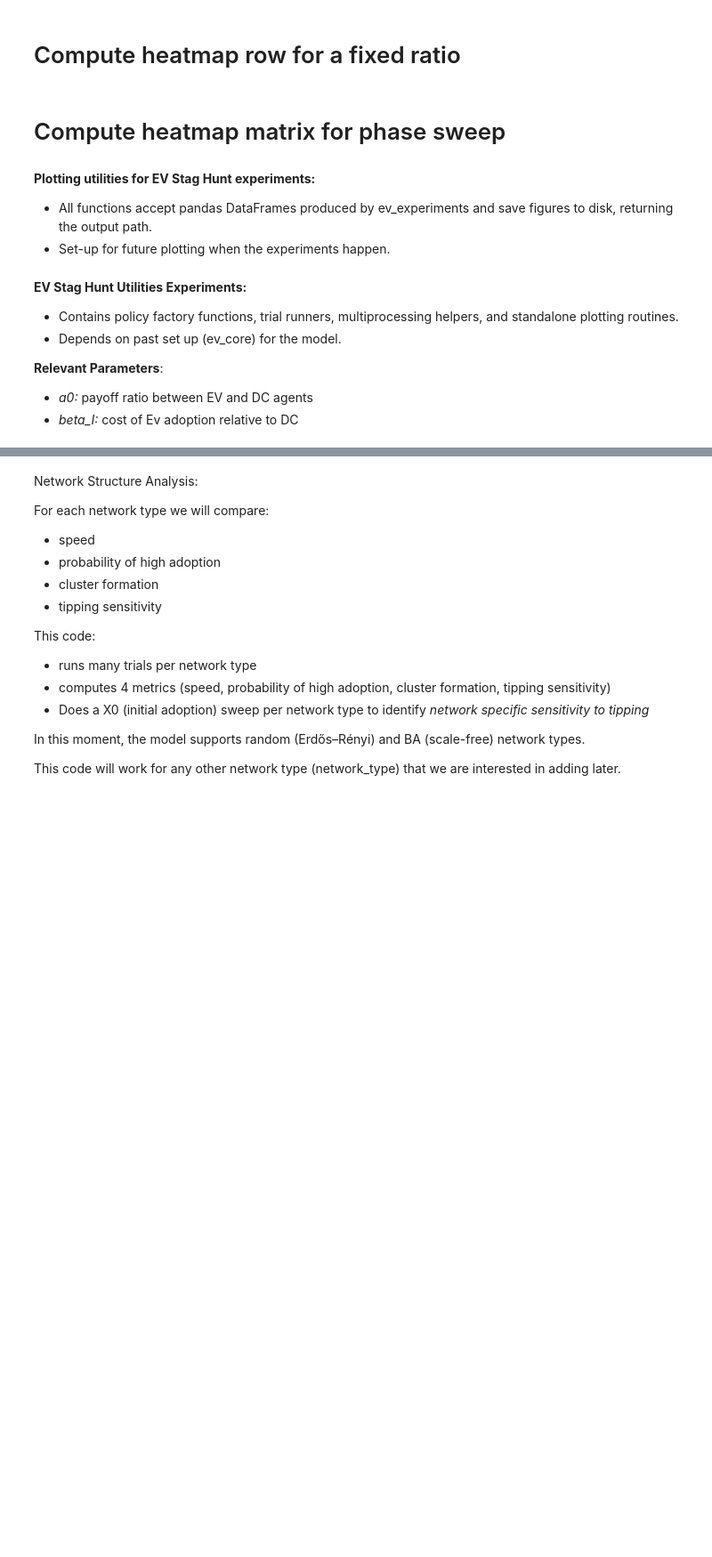
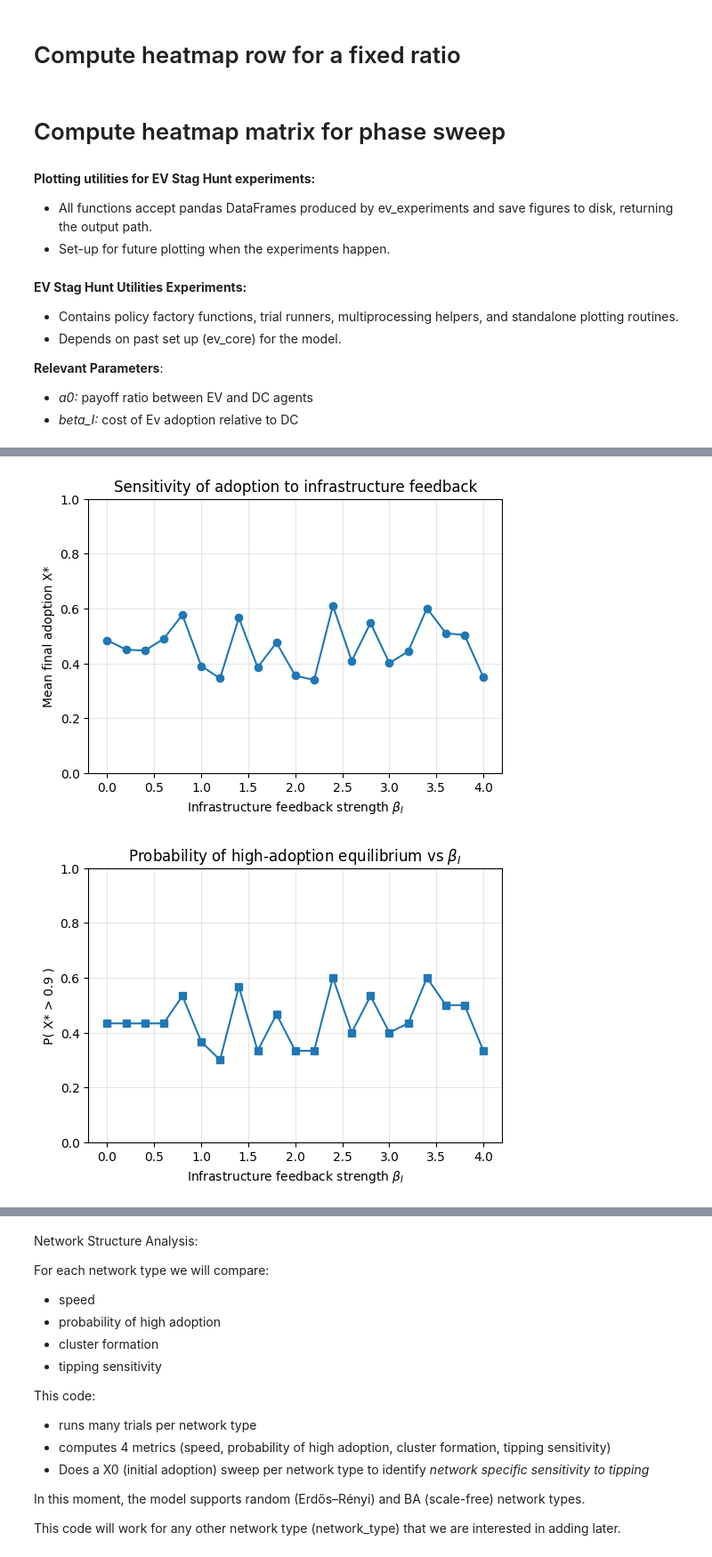
Before and after one commit to jrodriguezzuloaga-netizen/Model-based-decision-making, a Jupyter notebook: Assignment_3.ipynb, the cells around one changed output, grey strips where cells are left out. Shown: that part at 89% size. Cells and saved outputs as stored; diff of their text form; code cells hidden in the pictures; blank space fills up the shorter version.

```diff
--- a/Assignment_3.ipynb
+++ b/Assignment_3.ipynb
@@ -1622,6 +1632,8 @@ Baseline System Analysis:
 
 import numpy as np
 import matplotlib.pyplot as plt
+from typing import Tuple
+import pandas as pd
 
 # Baseline parameters for "unforced" dynamics
 baseline_params = dict(
@@ -1640,3 +1652,29 @@ baseline_params = dict(
 
 # Fix a payoff ratio a_I / b (this determines a0 internally)
 baseline_ratio = 2.0
+
+
+def run_phase_example(
+    X0_frac: float,
+    I0: float,
+    T: int,
+    **kwargs,
+) -> Tuple[np.ndarray, np.ndarray, pd.DataFrame]:
+    """Run a single simulation for phase plots."""
+    scenario_kwargs = {
+        "X0_frac": X0_frac,
+        "I0": I0,
+        **kwargs,
+    }
+    return run_timeseries_trial(
+        T=T,
+        scenario_kwargs=scenario_kwargs,
+        policy=None, # No policy for baseline analysis
+        strategy_choice_func=kwargs.get("strategy_choice_func", "imitate"),
+        tau=kwargs.get("tau", 1.0),
+    )
+
+# Prepare parameters for calling run_phase_example (common across sweeps)
+params_for_call = baseline_params.copy()
+params_for_call["ratio"] = baseline_ratio
+params_for_call.pop("I0", None) # I0 is passed explicitly in the sweep
@@ -1937,7 +2126,7 @@ def sweep_beta_I_effect(
 # Run and plot sensitivity curves for varying βI
 
 beta_values = np.linspace(0.0, 4.0, 21)
-X0_for_beta = 0.1
+X0_for_beta = 0.45
 I0_for_beta = 0.1
 
 # Make a copy of baseline_params and adapt it for the βI sweep
@@ -1946,33 +2135,36 @@ beta_sweep_fixed_params.pop("I0", None)      # I0 passed explicitly
 beta_sweep_fixed_params.pop("beta_I", None)  # βI is what we sweep over
 beta_sweep_fixed_params["ratio"] = baseline_ratio  # needed by run_network_trial
 
 mean_final_X_beta, prob_high_beta = sweep_beta_I_effect(
     beta_values,
     X0_frac=X0_for_beta,
     I0=I0_for_beta,
     repeats=30,
     **beta_sweep_fixed_params,
 )
 
 # Mean final adoption vs βI
 plt.figure(figsize=(6,4))
 plt.plot(beta_values, mean_final_X_beta, marker="o")
 plt.xlabel(r"Infrastructure feedback strength $\beta_I$")
 plt.ylabel("Mean final adoption X*")
 plt.title("Sensitivity of adoption to infrastructure feedback")
 plt.ylim(0, 1)
 plt.grid(alpha=0.3)
 plt.show()
 
 # Probability of high adoption vs βI
 plt.figure(figsize=(6,4))
 plt.plot(beta_values, prob_high_beta, marker="s")
 plt.xlabel(r"Infrastructure feedback strength $\beta_I$")
 plt.ylabel(r"P( X* > 0.9 )")
 plt.title(r"Probability of high-adoption equilibrium vs $\beta_I$")
 plt.ylim(0, 1)
 plt.grid(alpha=0.3)
 plt.show()
+# %% [output]
+[figure, added]
+[figure, added]
 # %%
 # Production of evidence of tipping points, path dependence and bistability
 # The sweeps allow us to:
```
Also changed, not shown: parts of 11 cells of this notebook.
